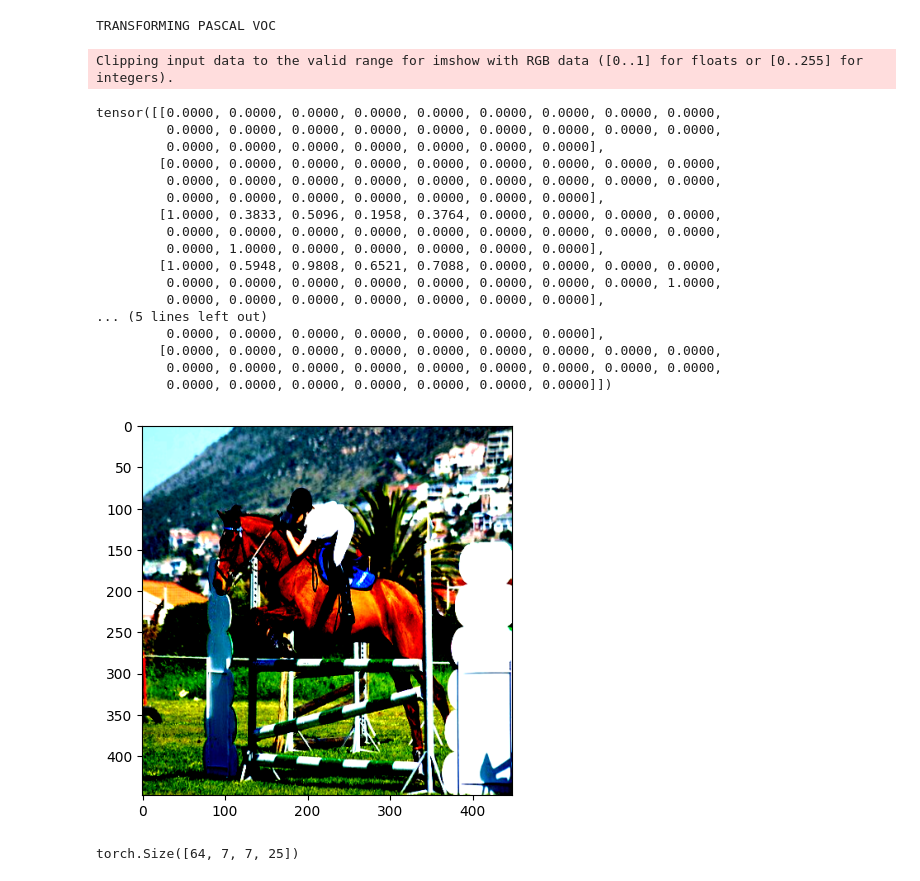
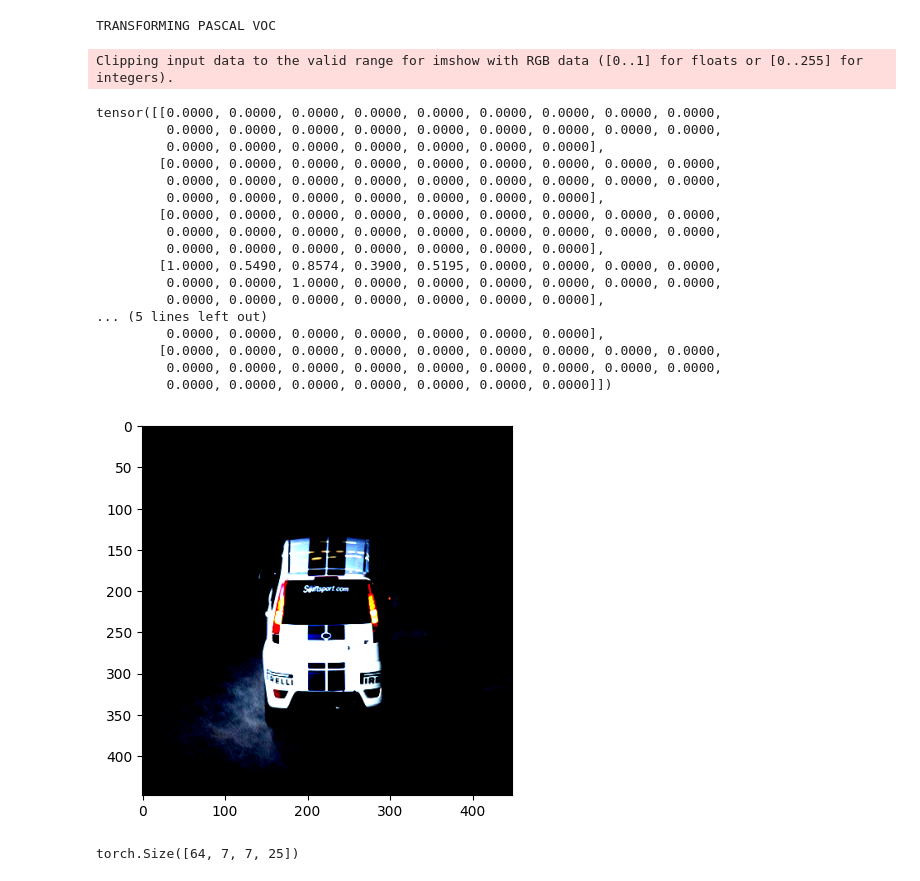
Before and after one commit to ericoericochen/yolov1-pascal-voc, a Jupyter notebook: train.ipynb, the cells around one changed output. Cells and saved outputs as stored; diff of their text form; code cells hidden in the pictures.

```diff
--- a/train.ipynb
+++ b/train.ipynb
@@ -26,32 +23,32 @@ voc_train = dataset.PascalVOC(pascal_voc=pascal_voc_train)
 # %% [output]
 TRANSFORMING PASCAL VOC
 # %%
-img, target = voc_train[1]
+img, target = voc_train[0]
 
 img = img.permute((1, 2, 0))
 plt.imshow(img)
 
 print(target[3])
 # %% [output]
 Clipping input data to the valid range for imshow with RGB data ([0..1] for floats or [0..255] for integers).
 tensor([[0.0000, 0.0000, 0.0000, 0.0000, 0.0000, 0.0000, 0.0000, 0.0000, 0.0000,
          0.0000, 0.0000, 0.0000, 0.0000, 0.0000, 0.0000, 0.0000, 0.0000, 0.0000,
          0.0000, 0.0000, 0.0000, 0.0000, 0.0000, 0.0000, 0.0000],
         [0.0000, 0.0000, 0.0000, 0.0000, 0.0000, 0.0000, 0.0000, 0.0000, 0.0000,
          0.0000, 0.0000, 0.0000, 0.0000, 0.0000, 0.0000, 0.0000, 0.0000, 0.0000,
          0.0000, 0.0000, 0.0000, 0.0000, 0.0000, 0.0000, 0.0000],
-        [1.0000, 0.3833, 0.5096, 0.1958, 0.3764, 0.0000, 0.0000, 0.0000, 0.0000,
+        [0.0000, 0.0000, 0.0000, 0.0000, 0.0000, 0.0000, 0.0000, 0.0000, 0.0000,
          0.0000, 0.0000, 0.0000, 0.0000, 0.0000, 0.0000, 0.0000, 0.0000, 0.0000,
-         0.0000, 1.0000, 0.0000, 0.0000, 0.0000, 0.0000, 0.0000],
-        [1.0000, 0.5948, 0.9808, 0.6521, 0.7088, 0.0000, 0.0000, 0.0000, 0.0000,
-         0.0000, 0.0000, 0.0000, 0.0000, 0.0000, 0.0000, 0.0000, 0.0000, 1.0000,
+         0.0000, 0.0000, 0.0000, 0.0000, 0.0000, 0.0000, 0.0000],
+        [1.0000, 0.5490, 0.8574, 0.3900, 0.5195, 0.0000, 0.0000, 0.0000, 0.0000,
+         0.0000, 0.0000, 1.0000, 0.0000, 0.0000, 0.0000, 0.0000, 0.0000, 0.0000,
          0.0000, 0.0000, 0.0000, 0.0000, 0.0000, 0.0000, 0.0000],
 ... (5 lines left out)
          0.0000, 0.0000, 0.0000, 0.0000, 0.0000, 0.0000, 0.0000],
         [0.0000, 0.0000, 0.0000, 0.0000, 0.0000, 0.0000, 0.0000, 0.0000, 0.0000,
          0.0000, 0.0000, 0.0000, 0.0000, 0.0000, 0.0000, 0.0000, 0.0000, 0.0000,
          0.0000, 0.0000, 0.0000, 0.0000, 0.0000, 0.0000, 0.0000]])
-[figure, old version]
+[figure, new version]
 # %%
 BATCH_SIZE = 64
 # %%
```
Also changed, not shown: parts of 1 cell of this notebook, 5 other files.
